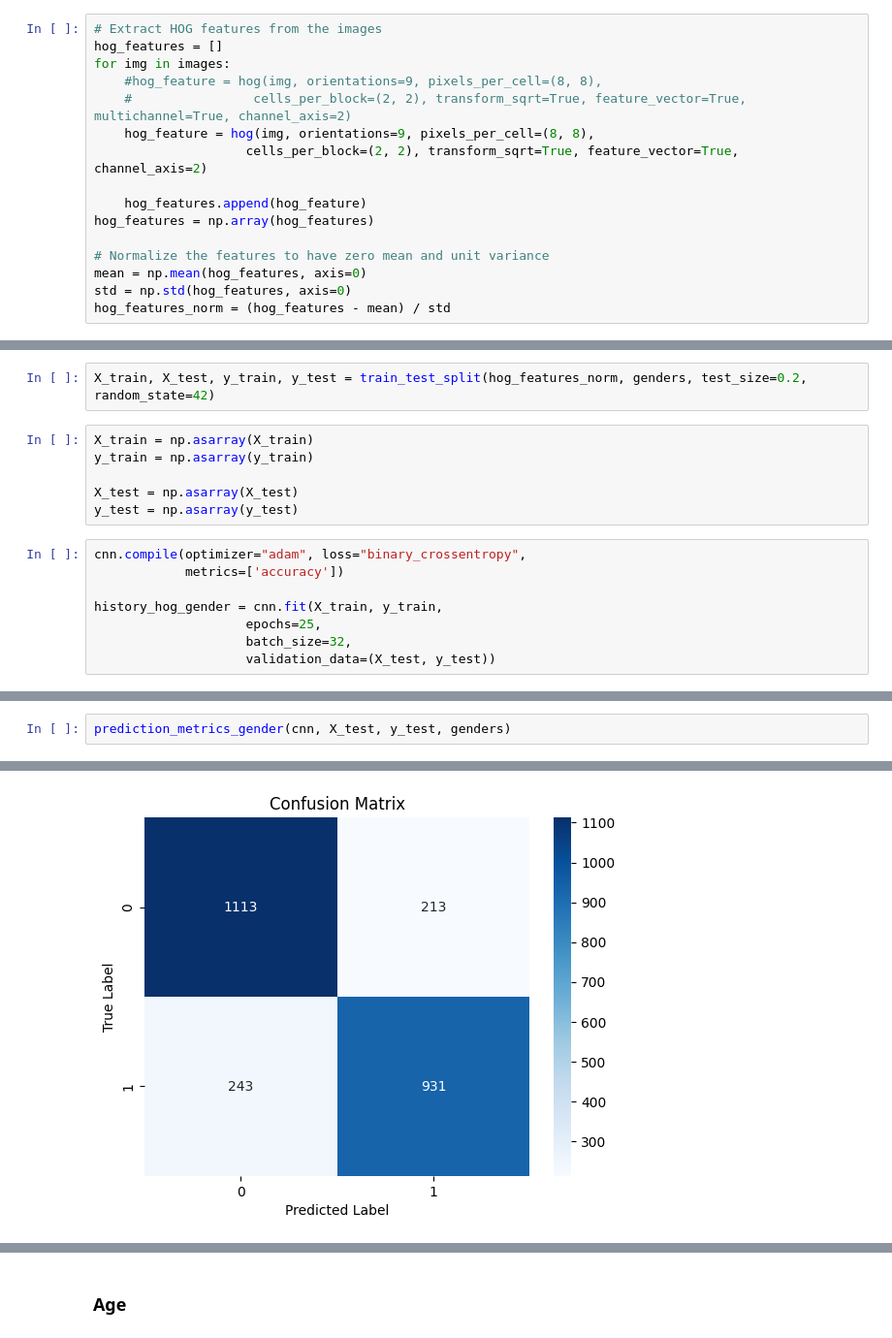
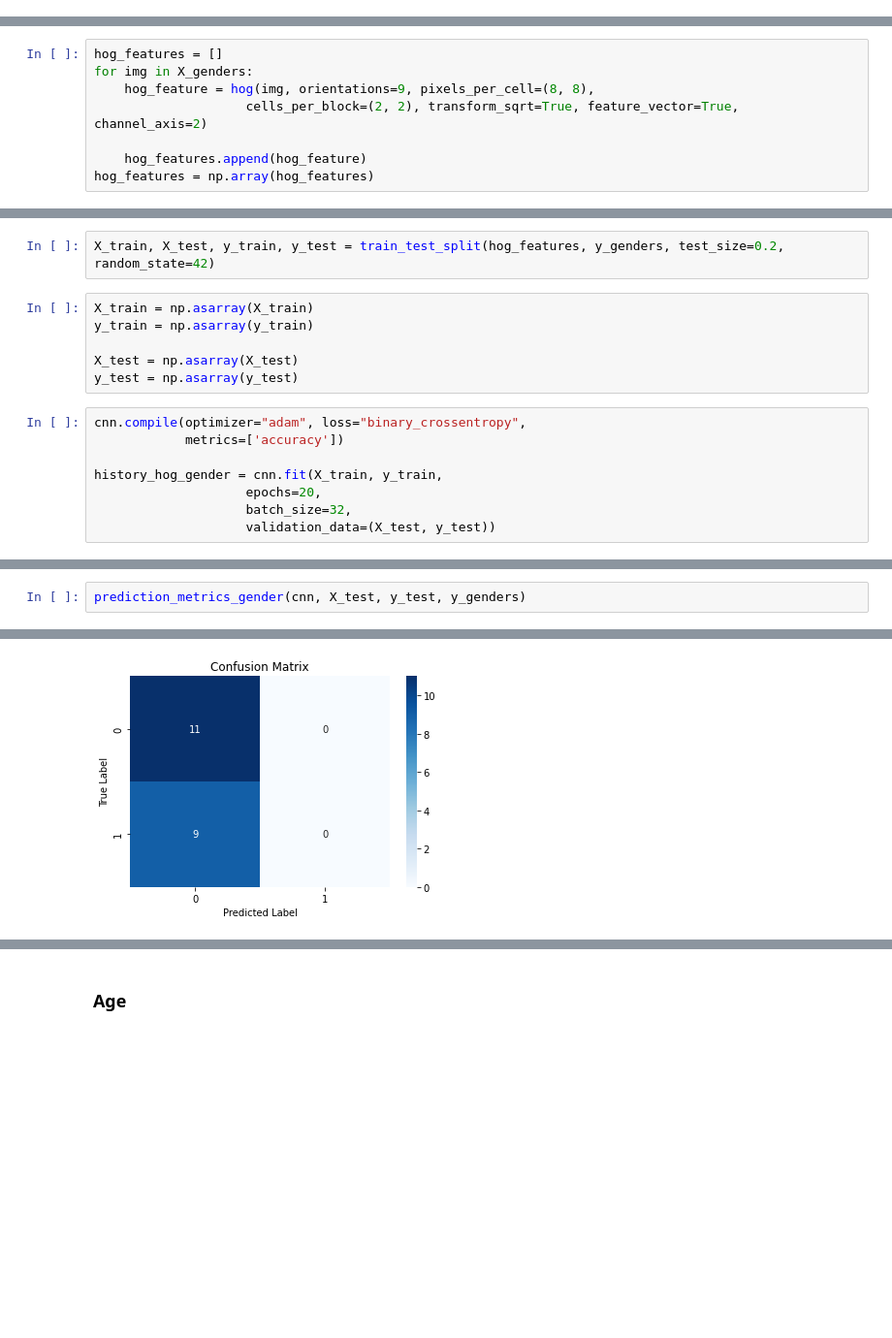
Before and after one commit to ASobreira/Advanced-Machine-Learning, a Jupyter notebook: Project/Project/only_cnn.ipynb, the cells around one changed output, grey strips where cells are left out. Shown at 97% size. Saved outputs shown, nothing was run; the diff lists cells and outputs as text; blank space fills up the shorter version.

```diff
--- a/Project/Project/only_cnn.ipynb
+++ b/Project/Project/only_cnn.ipynb
@@ -588,18 +393,2 @@ plt.show()
-# %%
-# Extract HOG features from the images
-hog_features = []
-for img in images:
-    #hog_feature = hog(img, orientations=9, pixels_per_cell=(8, 8),
-    #                cells_per_block=(2, 2), transform_sqrt=True, feature_vector=True, multichannel=True, channel_axis=2)
-    hog_feature = hog(img, orientations=9, pixels_per_cell=(8, 8),
-                    cells_per_block=(2, 2), transform_sqrt=True, feature_vector=True, channel_axis=2)
-
-    hog_features.append(hog_feature)
-hog_features = np.array(hog_features)
-
-# Normalize the features to have zero mean and unit variance
-mean = np.mean(hog_features, axis=0)
-std = np.std(hog_features, axis=0)
-hog_features_norm = (hog_features - mean) / std
 # %% [markdown]
 ### Gender
@@ -606,3 +417,11 @@ hog_features_norm = (hog_features - mean) / std
+# %%
+hog_features = []
+for img in X_genders:
+    hog_feature = hog(img, orientations=9, pixels_per_cell=(8, 8),
+                    cells_per_block=(2, 2), transform_sqrt=True, feature_vector=True, channel_axis=2)
+
+    hog_features.append(hog_feature)
+hog_features = np.array(hog_features)
 # %%
 cnn = Sequential()
 
@@ -651,7 +470,7 @@ Trainable params: 1,350,529
 Non-trainable params: 0
 _________________________________________________________________
 # %%
-X_train, X_test, y_train, y_test = train_test_split(hog_features_norm, genders, test_size=0.2, random_state=42)
+X_train, X_test, y_train, y_test = train_test_split(hog_features, y_genders, test_size=0.2, random_state=42)
 # %%
 X_train = np.asarray(X_train)
 y_train = np.asarray(y_train)
@@ -663,7 +482,7 @@ cnn.compile(optimizer="adam", loss="binary_crossentropy",
             metrics=['accuracy'])
 
 history_hog_gender = cnn.fit(X_train, y_train,
-                    epochs=25,
+                    epochs=20,
                     batch_size=32,
                     validation_data=(X_test, y_test))
 # %% [output]
@@ -687,3 +493,3 @@ Epoch 25/25
 # %%
-prediction_metrics_gender(cnn, X_test, y_test, genders)
+prediction_metrics_gender(cnn, X_test, y_test, y_genders)
 # %% [output]
@@ -692,3 +498,3 @@ MCC:  0.6334937709592049
-[figure, old version]
+[figure, new version]
               precision    recall  f1-score   support
 
```
Also changed, not shown: parts of 101 cells of this notebook, 19 other files.
